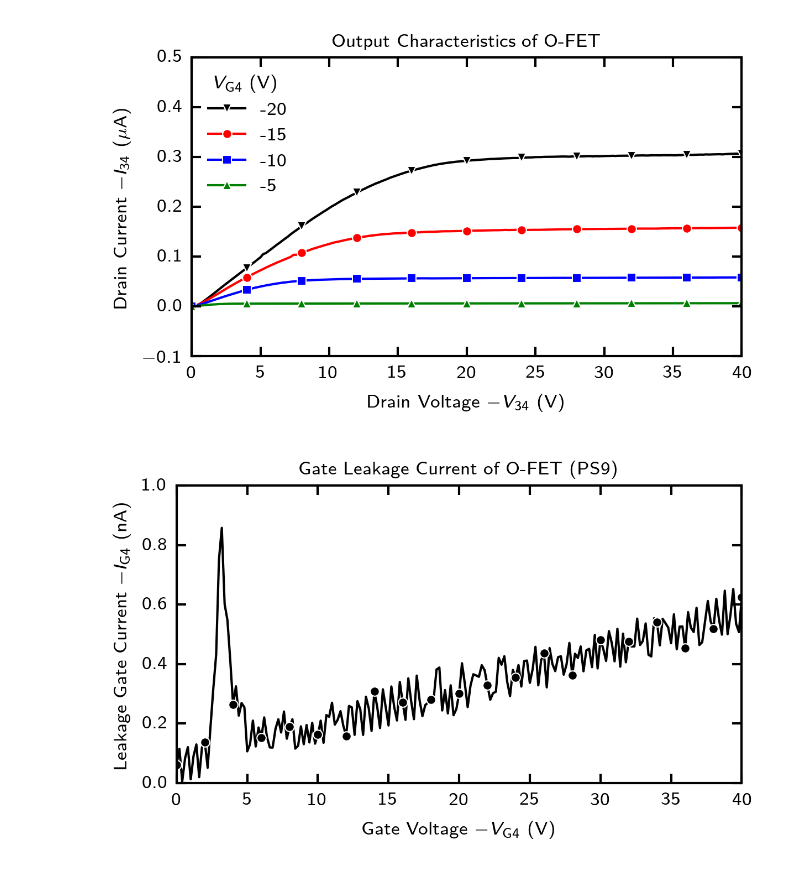
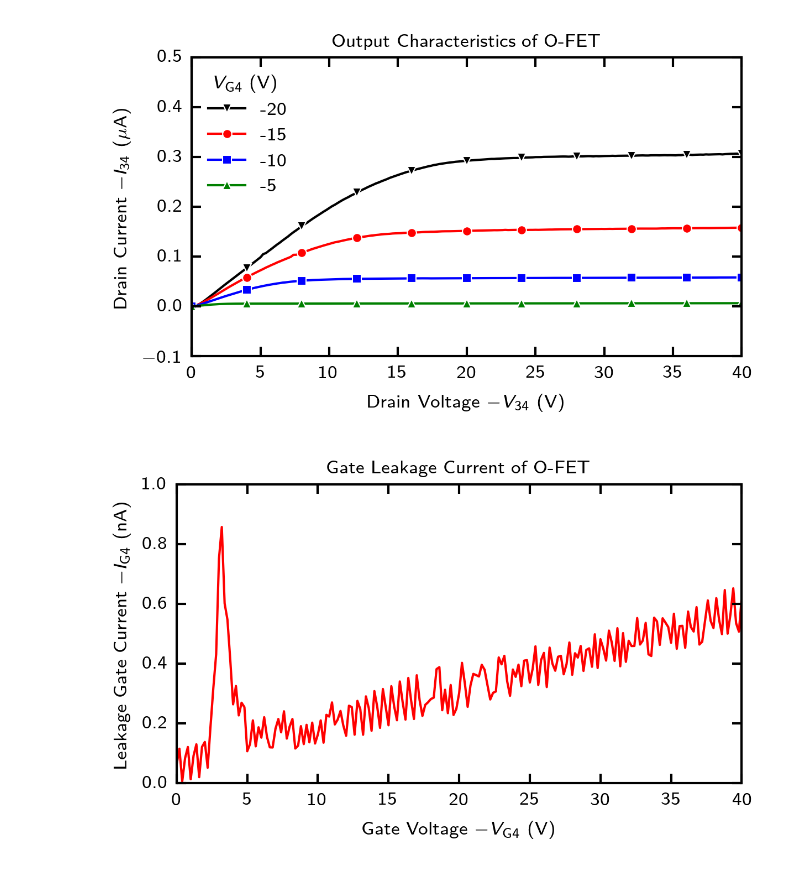
Before and after one commit to phamtrungkien8904/BachelorThesis, a Jupyter notebook: PS9/characterization.ipynb, the cells around one changed output. Saved outputs shown, nothing was run; the diff lists cells and outputs as text; code cells hidden in the pictures.

```diff
--- a/PS9/characterization.ipynb
+++ b/PS9/characterization.ipynb
@@ -152,19 +152,19 @@ plt.show()
 [figure]
 # %%
 datasets_IGS_VGS = [
-    ("IGS-VGS", data13, 'black', 'o')]
+    ("IGS-VGS", data13, 'red', 'o')]
 for label, data, color, marker in datasets_IGS_VGS:
     V_GS = data[:, 0]
     I_GS = data[:, 1]
-    plt.plot(-V_GS, -I_GS*1e9,label=label, color=color, marker=marker,markevery=10)
+    plt.plot(-V_GS, -I_GS*1e9,label=label, color=color)
 
 plt.xlabel(r"Gate Voltage $-V_\text{G4}$ (V)")
 plt.ylabel(r"Leakage Gate Current $-I_\text{G4}$ (nA)")
 plt.ylim(0,1)
 plt.xlim(0, 40)
-plt.title("Gate Leakage Current of O-FET (PS9)")
+plt.title("Gate Leakage Current of O-FET")
 # plt.legend(loc='upper left')
 plt.savefig("leakage_PS9.eps", format='eps')
 plt.show()
 # %% [output]
-[figure, old version]
+[figure, new version]
```
Also changed, not shown: 3 other files.
